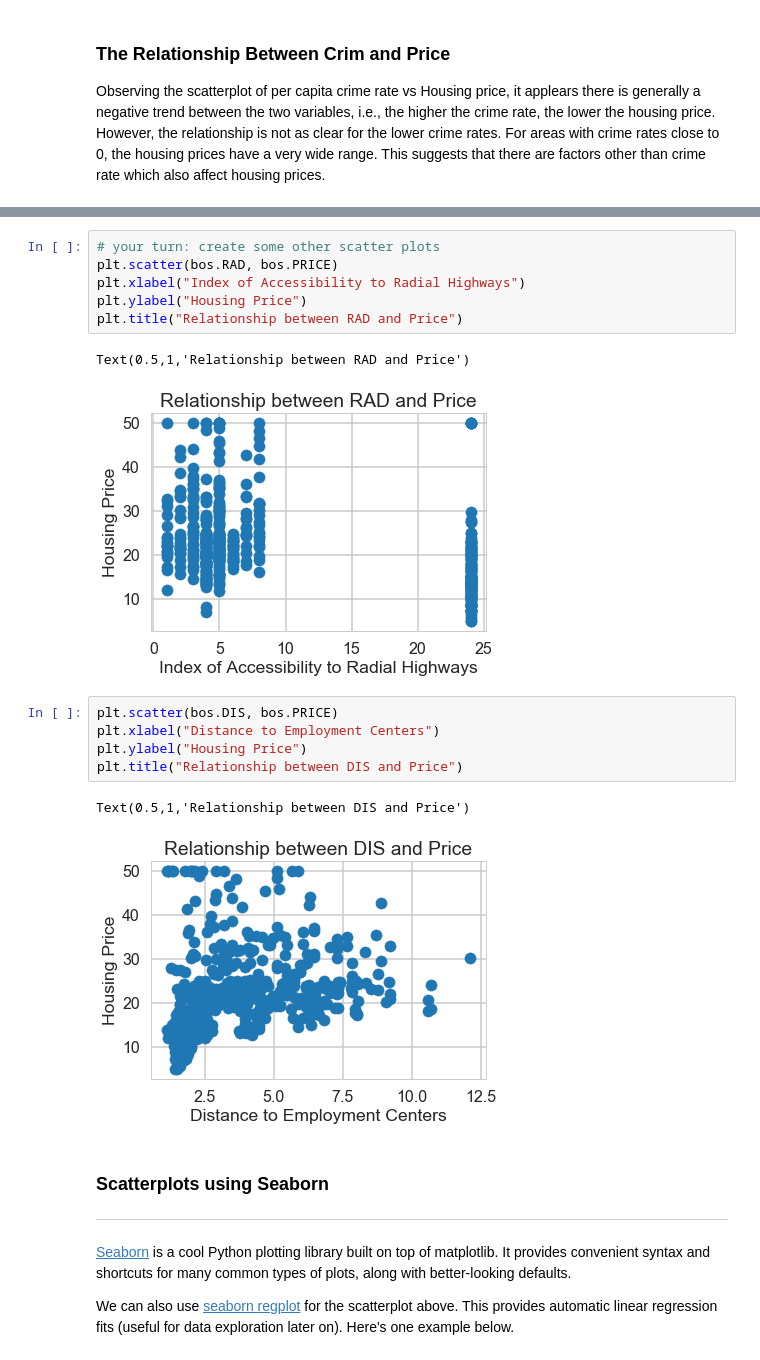
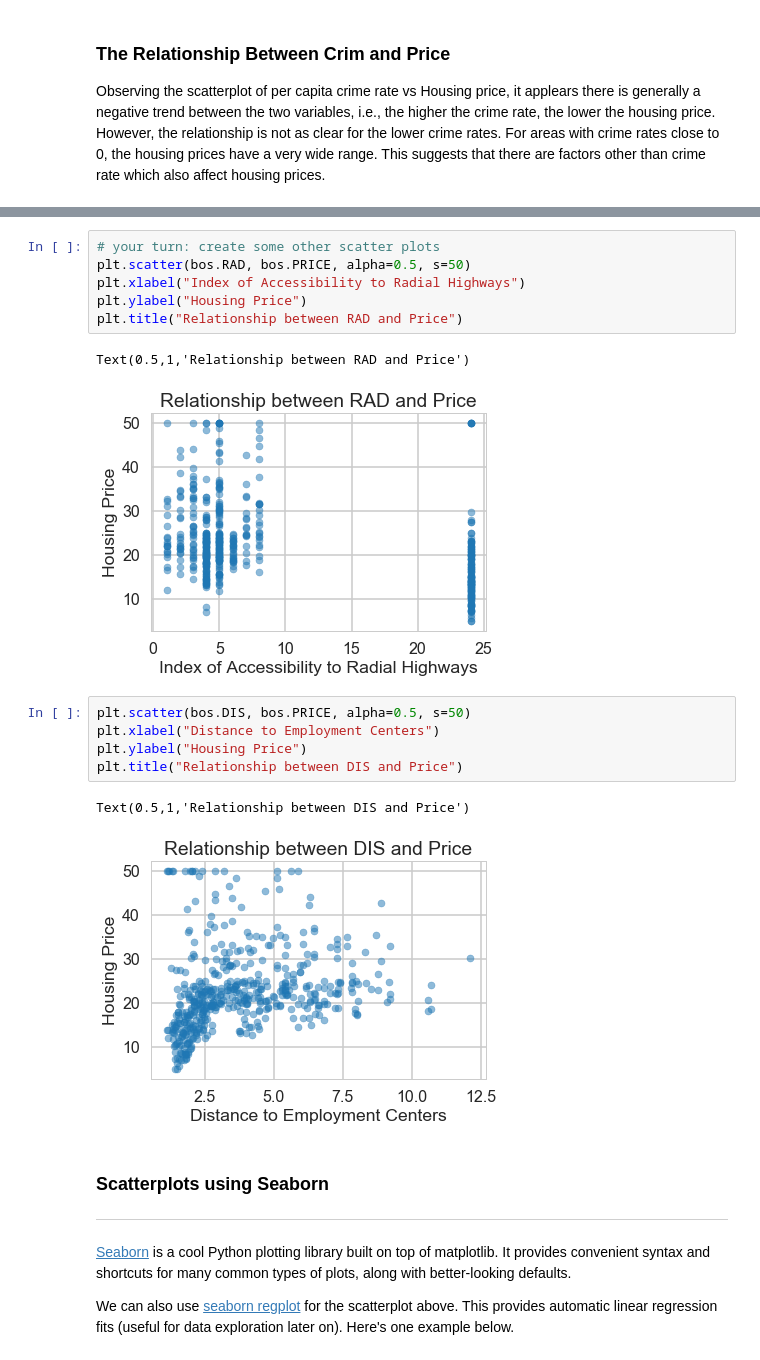
Before and after one commit to kellywong1314/Analytics-and-Machine-Learning, a Jupyter notebook: Mini-Projects/Boston Housing Linear Regression/Mini_Project_Linear_Regression.ipynb, the cells around one changed output, grey strips where cells are left out. Cells and saved outputs as stored; diff of their text form.

```diff
--- a/Mini-Projects/Boston Housing Linear Regression/Mini_Project_Linear_Regression.ipynb
+++ b/Mini-Projects/Boston Housing Linear Regression/Mini_Project_Linear_Regression.ipynb
@@ -302,20 +302,20 @@ Text(0.5,1,'Relationship between PTRATIO and Price')
 # %%
 # your turn: create some other scatter plots
-plt.scatter(bos.RAD, bos.PRICE)
+plt.scatter(bos.RAD, bos.PRICE, alpha=0.5, s=50)
 plt.xlabel("Index of Accessibility to Radial Highways")
 plt.ylabel("Housing Price")
 plt.title("Relationship between RAD and Price")
 # %% [output]
 Text(0.5,1,'Relationship between RAD and Price')
-[figure, old version]
+[figure, new version]
 # %%
-plt.scatter(bos.DIS, bos.PRICE)
+plt.scatter(bos.DIS, bos.PRICE, alpha=0.5, s=50)
 plt.xlabel("Distance to Employment Centers")
 plt.ylabel("Housing Price")
 plt.title("Relationship between DIS and Price")
 # %% [output]
 Text(0.5,1,'Relationship between DIS and Price')
-[figure, old version]
+[figure, new version]
 # %% [markdown]
 ### Scatterplots using Seaborn
 ***
```
Also changed, not shown: parts of 19 cells of this notebook.
